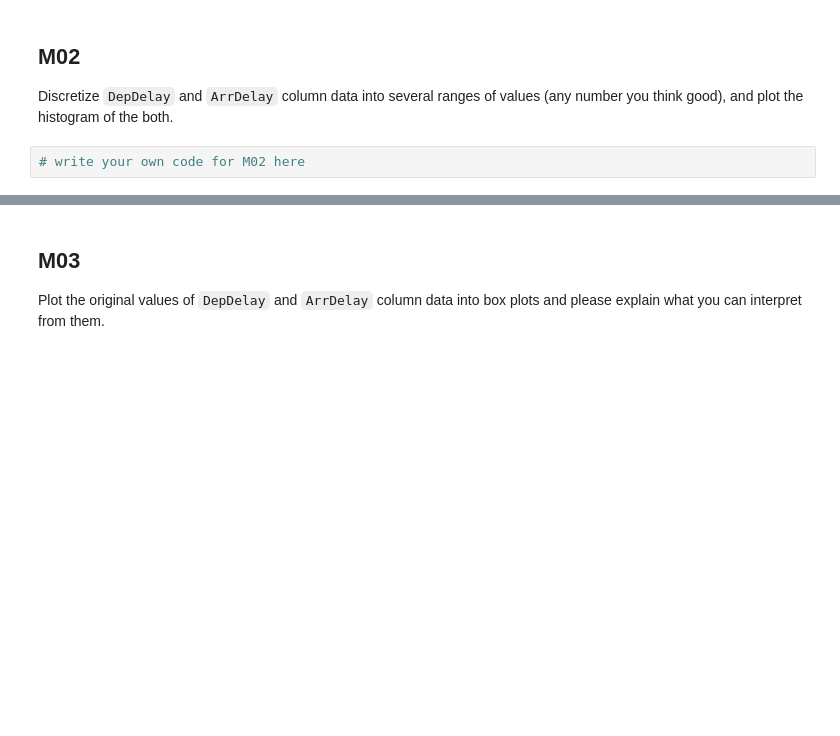
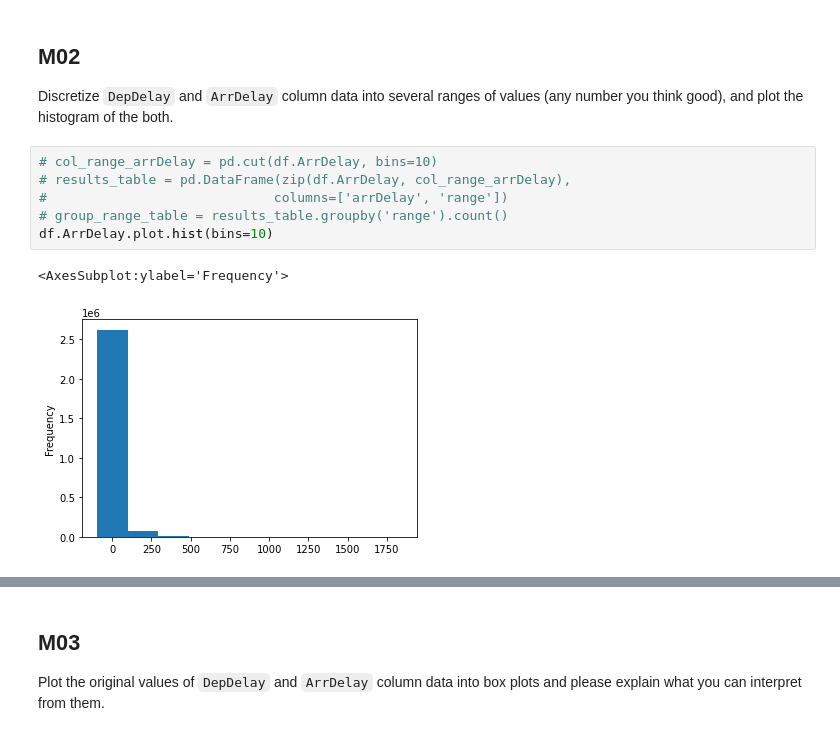
Before and after one commit to jesslyn1999/Data-Mining-HandsOn, a Jupyter notebook: W1_handson/W01_your-student-id_your-name.ipynb, the cells around one changed output, grey strips where cells are left out. Drawn from its saved outputs; the diff is of its cells as text; blank space fills up the shorter version.

````diff
--- a/W1_handson/W01_your-student-id_your-name.ipynb
+++ b/W1_handson/W01_your-student-id_your-name.ipynb
@@ -28,5 +55,12 @@
 # %% [markdown]
 ## M02
 Discretize ```DepDelay``` and ```ArrDelay``` column data into several ranges of values (any number you think good), and plot the histogram of the both.
-# %%
-# write your own code for M02 here
+# %%
+# col_range_arrDelay = pd.cut(df.ArrDelay, bins=10)
+# results_table = pd.DataFrame(zip(df.ArrDelay, col_range_arrDelay),
+#                             columns=['arrDelay', 'range'])
+# group_range_table = results_table.groupby('range').count()
+df.ArrDelay.plot.hist(bins=10)
+# %% [output]
+<AxesSubplot:ylabel='Frequency'>
+[figure, added]
````
Also changed, not shown: parts of 14 cells of this notebook.
